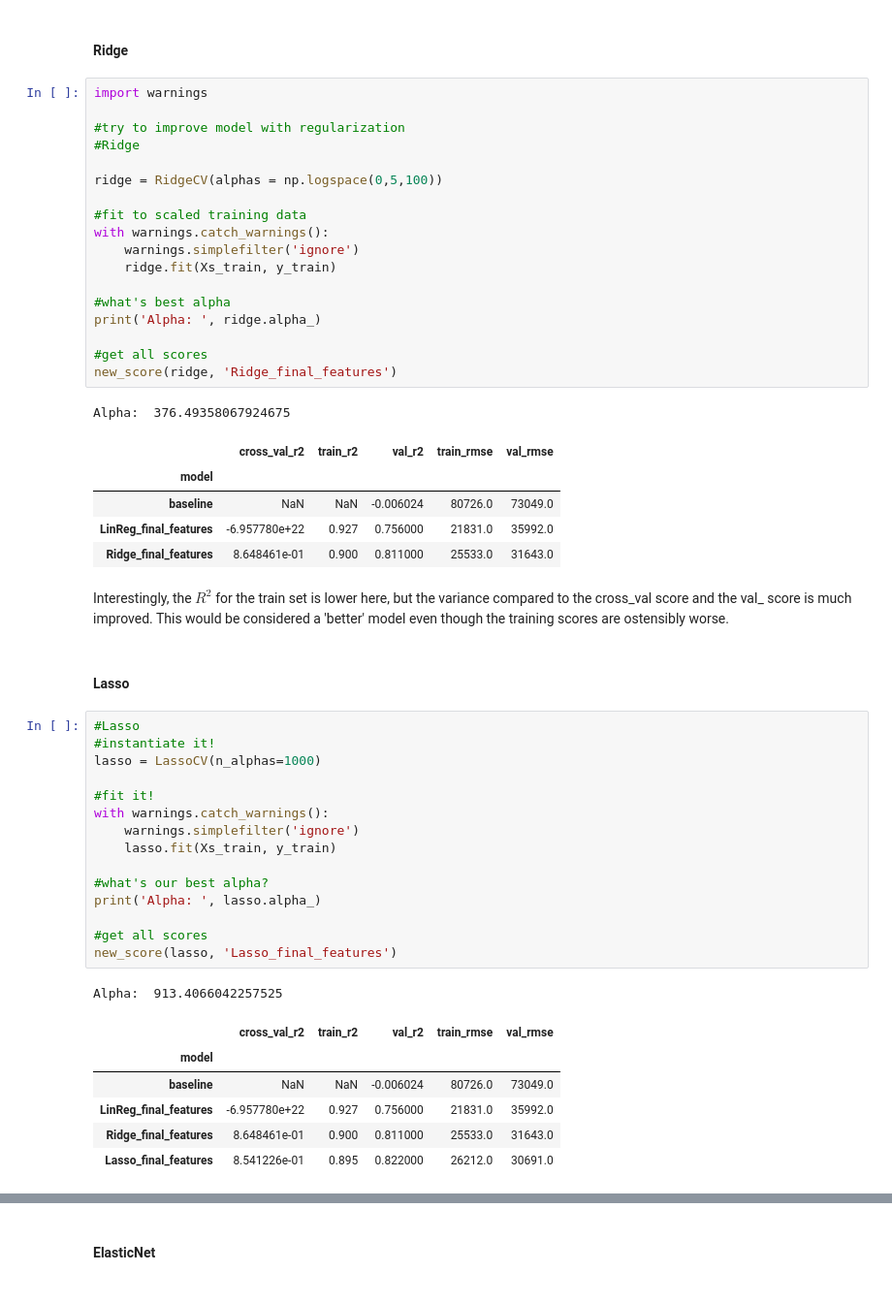
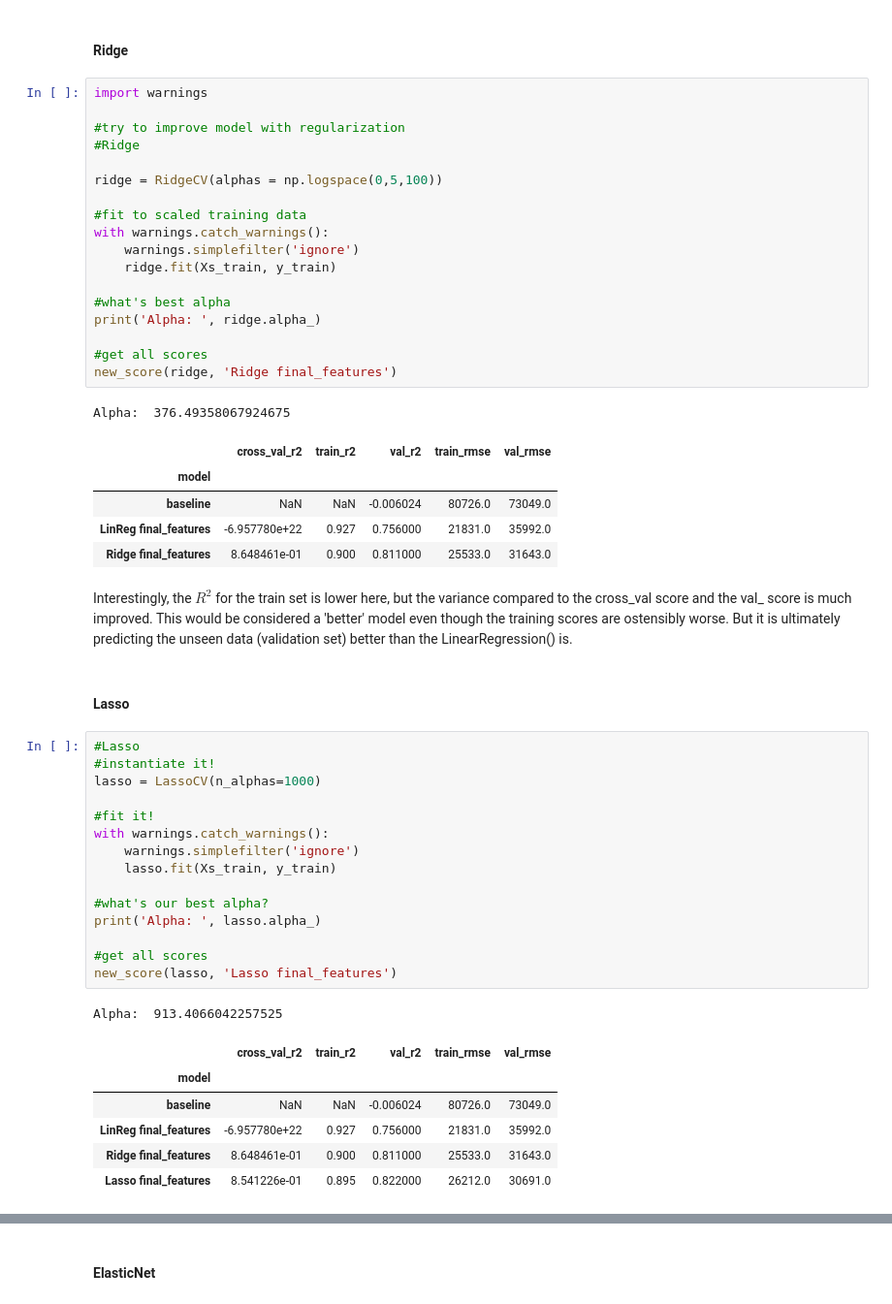
Before and after one commit to jahnavi-kal/housing-price-regression, a Jupyter notebook: P2_processing_modeling.ipynb, the cells around one changed output, grey strips where cells are left out. Shown at 97% size. Cells and saved outputs as stored; diff of their text form.

```diff
--- a/P2_processing_modeling.ipynb
+++ b/P2_processing_modeling.ipynb
@@ -668,38 +676,38 @@ with warnings.catch_warnings():
 print('Alpha: ', ridge.alpha_)
 
 #get all scores
-new_score(ridge, 'Ridge_final_features')
+new_score(ridge, 'Ridge final_features')
 # %% [output]
 Alpha:  376.49358067924675
 |  | cross_val_r2 | train_r2 | val_r2 | train_rmse | val_rmse |
 | model |  |  |  |  |  |
 | baseline | NaN | NaN | -0.006024 | 80726.0 | 73049.0 |
-| LinReg_final_features | -6.957780e+22 | 0.927 | 0.756000 | 21831.0 | 35992.0 |
-| Ridge_final_features | 8.648461e-01 | 0.900 | 0.811000 | 25533.0 | 31643.0 |
+| LinReg final_features | -6.957780e+22 | 0.927 | 0.756000 | 21831.0 | 35992.0 |
+| Ridge final_features | 8.648461e-01 | 0.900 | 0.811000 | 25533.0 | 31643.0 |
 # %% [markdown]
-Interestingly, the $R^2$ for the train set is lower here, but the variance compared to the cross_val score and the val_ score is much improved.  This would be considered a 'better' model even though the training scores are ostensibly worse.
+Interestingly, the $R^2$ for the train set is lower here, but the variance compared to the cross_val score and the val_ score is much improved.  This would be considered a 'better' model even though the training scores are ostensibly worse.  But it is ultimately predicting the unseen data (validation set) better than the LinearRegression() is.
 # %% [markdown]
 #### Lasso
 # %%
 #Lasso
 #instantiate it!
 lasso = LassoCV(n_alphas=1000)
 
 #fit it!
 with warnings.catch_warnings():
     warnings.simplefilter('ignore')
     lasso.fit(Xs_train, y_train)
 
 #what's our best alpha?
 print('Alpha: ', lasso.alpha_)
 
 #get all scores
-new_score(lasso, 'Lasso_final_features')
+new_score(lasso, 'Lasso final_features')
 # %% [output]
 Alpha:  913.4066042257525
 |  | cross_val_r2 | train_r2 | val_r2 | train_rmse | val_rmse |
 | model |  |  |  |  |  |
 | baseline | NaN | NaN | -0.006024 | 80726.0 | 73049.0 |
-| LinReg_final_features | -6.957780e+22 | 0.927 | 0.756000 | 21831.0 | 35992.0 |
-| Ridge_final_features | 8.648461e-01 | 0.900 | 0.811000 | 25533.0 | 31643.0 |
-| Lasso_final_features | 8.541226e-01 | 0.895 | 0.822000 | 26212.0 | 30691.0 |
+| LinReg final_features | -6.957780e+22 | 0.927 | 0.756000 | 21831.0 | 35992.0 |
+| Ridge final_features | 8.648461e-01 | 0.900 | 0.811000 | 25533.0 | 31643.0 |
+| Lasso final_features | 8.541226e-01 | 0.895 | 0.822000 | 26212.0 | 30691.0 |
```
Also changed, not shown: parts of 40 cells of this notebook, 2 other files.
